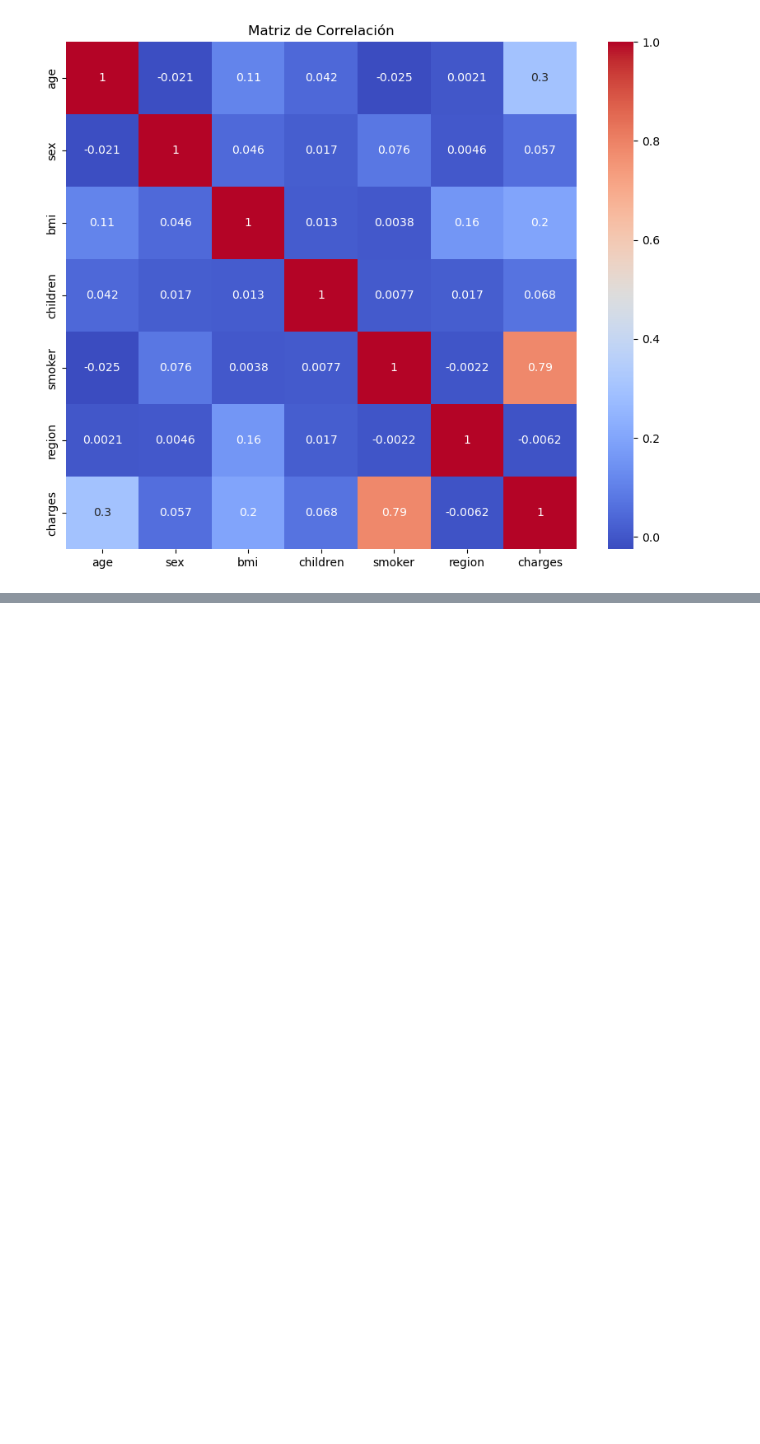
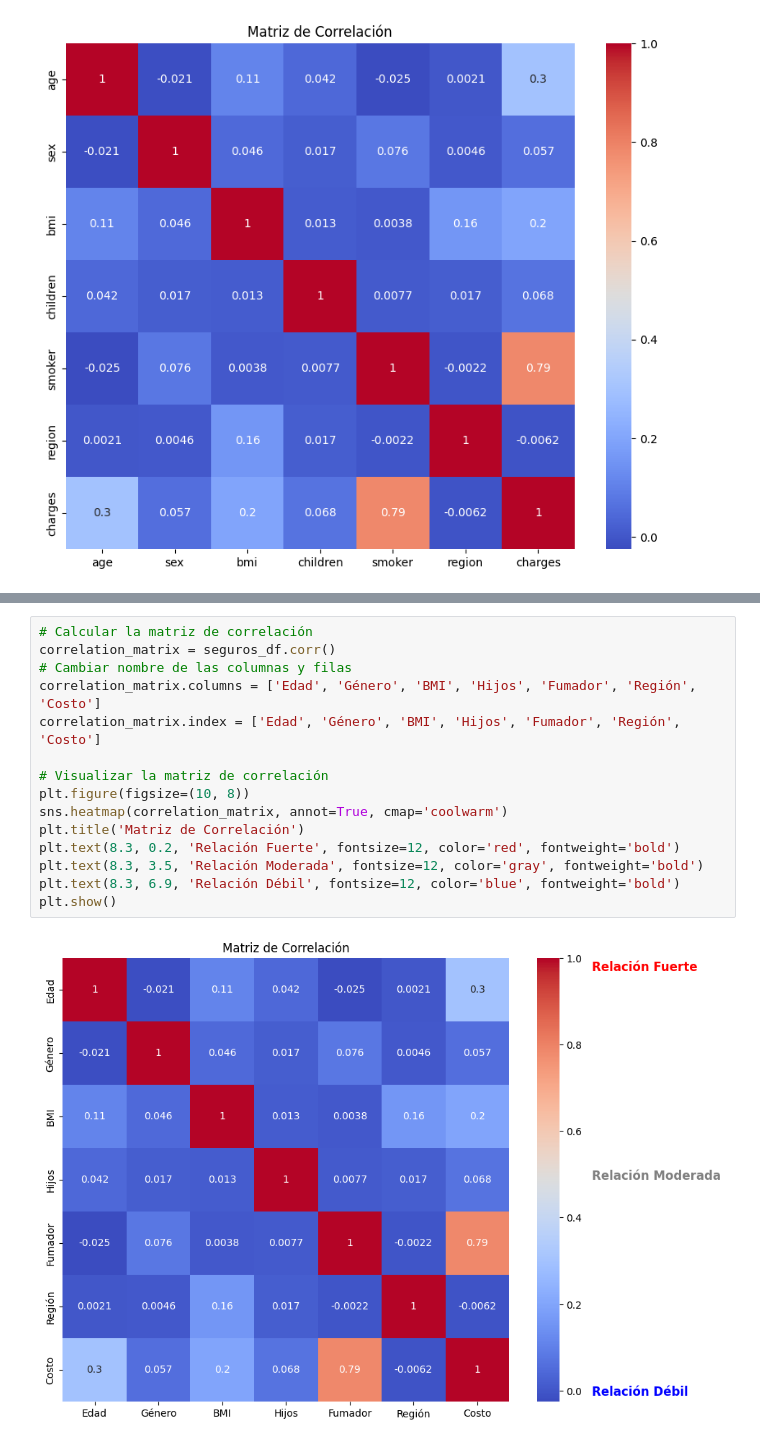
Before and after one commit to LeivaDiego/Tarea3-DataScience, a Jupyter notebook: visualizaciones.ipynb, the cells around one changed output, grey strips where cells are left out. Drawn from its saved outputs; the diff is of its cells as text; blank space fills up the shorter version.

```diff
--- a/visualizaciones.ipynb
+++ b/visualizaciones.ipynb
@@ -70,0 +106,17 @@ plt.show()
+# %%
+# Calcular la matriz de correlación
+correlation_matrix = seguros_df.corr()
+# Cambiar nombre de las columnas y filas
+correlation_matrix.columns = ['Edad', 'Género', 'BMI', 'Hijos', 'Fumador', 'Región', 'Costo']
+correlation_matrix.index = ['Edad', 'Género', 'BMI', 'Hijos', 'Fumador', 'Región', 'Costo']
+
+# Visualizar la matriz de correlación
+plt.figure(figsize=(10, 8))
+sns.heatmap(correlation_matrix, annot=True, cmap='coolwarm')
+plt.title('Matriz de Correlación')
+plt.text(8.3, 0.2, 'Relación Fuerte', fontsize=12, color='red', fontweight='bold')
+plt.text(8.3, 3.5, 'Relación Moderada', fontsize=12, color='gray', fontweight='bold')
+plt.text(8.3, 6.9, 'Relación Débil', fontsize=12, color='blue', fontweight='bold')
+plt.show()
+# %% [output]
+[figure, added]
```
Also changed, not shown: parts of 11 cells of this notebook.
